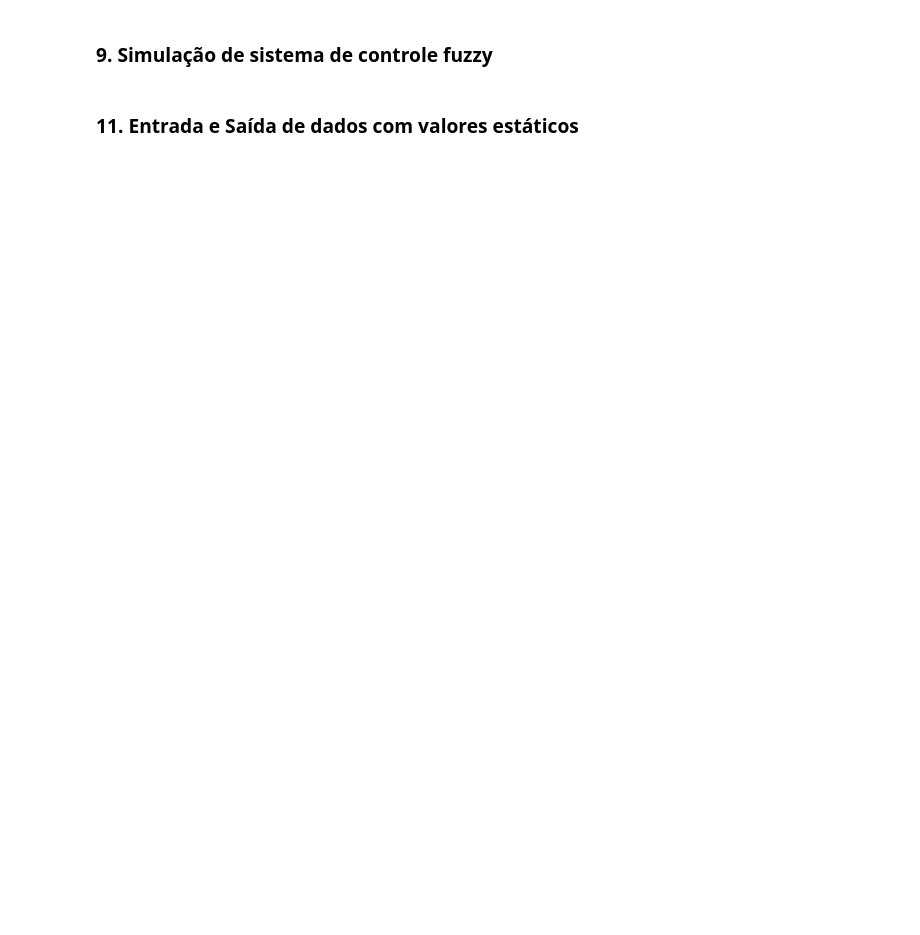
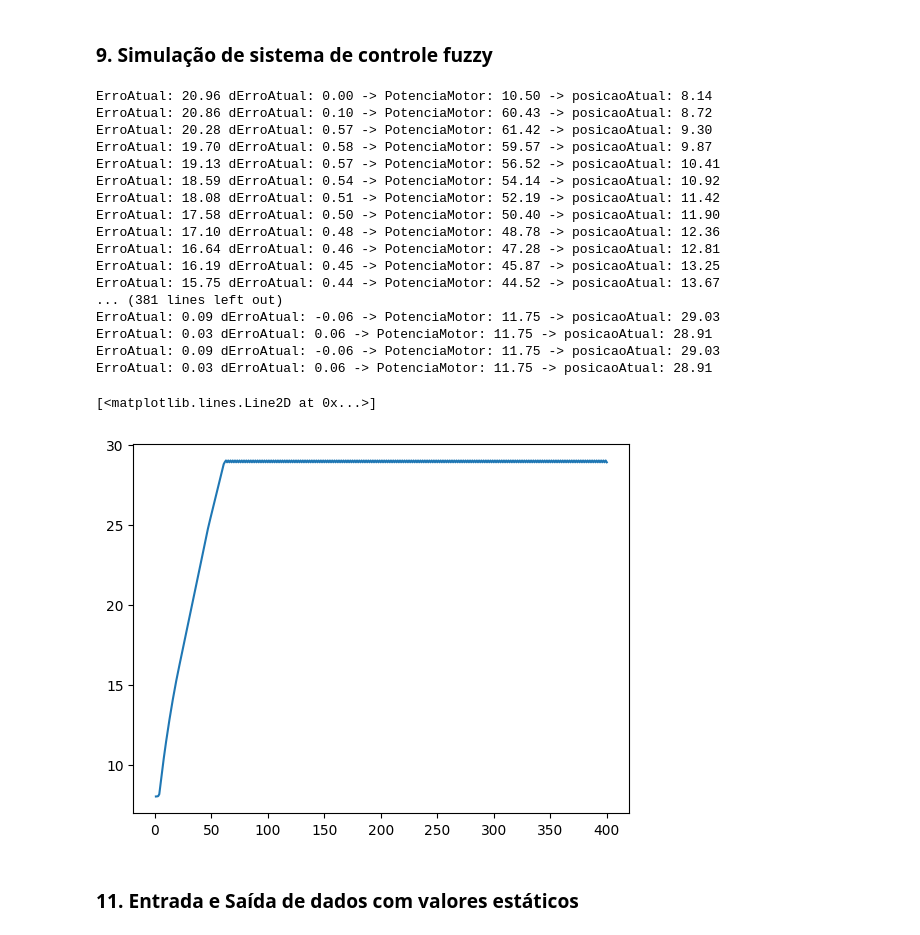
Before and after one commit to MathCarv/TrabalhoFuzzy, a Jupyter notebook: Fuzzy.ipynb, the cells around one changed output. Drawn from its saved outputs; the diff is of its cells as text; code cells hidden in the pictures; blank space fills up the shorter version.

```diff
--- a/Fuzzy.ipynb
+++ b/Fuzzy.ipynb
@@ -299,7 +354,7 @@ ControleVelocidade = ctrl.ControlSystemSimulation(ctrl.ControlSystem(BaseRegras)
 # Simulação
 
 AndarAtual = 8
-AndarDeslocado = 11
+AndarDeslocado = 29
 
 # Inicialização das variáveis de posição
 posicao, posicaoAtual = [[AndarAtual], AndarAtual]
@@ -313,7 +368,7 @@ for t in np.arange(0.1, 3, 0.1):
     PotenciaMotor = t * 0.315 / 3
 
     # Atualização da posição atual do elevador
-    posicaoAtual = abs(posicaoAtual * 0.996 * (1 if ErroAltura > 0 else -1) + PotenciaMotor * 0.00951)
+    posicaoAtual = abs(posicaoAtual * (1 if ErroAltura > 0 else -1) + PotenciaMotor * 0.00951)
 
     # Adiciona a posição atual ao array de posições
     if round(t, 1) == round(t):
@@ -324,34 +379,54 @@ ErroAnterior = AndarDeslocado - posicaoAtual
 
 # Loop principal para simulação contínua
 for _ in np.arange(3, 400, 1):
     # Cálculo do erro de altura e erro atual
     ErroAltura = AndarDeslocado - posicaoAtual
     ErroAtual = abs(ErroAltura)
 
     # Definição dos valores de entrada do sistema de controle fuzzy
     ControleVelocidade.input[Erro.label] = ErroAtual
     dErroAtual = ErroAnterior - ErroAtual
     ControleVelocidade.input[dErro.label] = dErroAtual
 
     # Cálculo do controle fuzzy
     ControleVelocidade.compute()
 
     # Determinação da potência do motor a ser aplicada
     PotenciaMotor = ControleVelocidade.output['PotenciaMotor']
 
     # Atualização da posição atual do elevador com base na potência do motor
-    posicaoAtual = abs(posicaoAtual * 0.996 * (1 if ErroAltura > 0 else -1) + PotenciaMotor * 0.00951)
+    posicaoAtual = abs(posicaoAtual * (1 if ErroAltura > 0 else -1) + PotenciaMotor * 0.00951)
 
     # Impressão dos resultados para visualização durante a simulação
     print(f'ErroAtual: {ErroAtual:.2f} dErroAtual: {dErroAtual:.2f} -> PotenciaMotor: {PotenciaMotor:.2f} -> posicaoAtual: {posicaoAtual:.2f}')
 
     # Adiciona a posição atual ao array de posições
     posicao = np.append(posicao, posicaoAtual)
 
     # Atualização do erro anterior de altura
     ErroAnterior = ErroAtual
 
 plt.plot(np.arange(1, 401, 1), posicao)
+# %% [output]
+ErroAtual: 20.96 dErroAtual: 0.00 -> PotenciaMotor: 10.50 -> posicaoAtual: 8.14
+ErroAtual: 20.86 dErroAtual: 0.10 -> PotenciaMotor: 60.43 -> posicaoAtual: 8.72
+ErroAtual: 20.28 dErroAtual: 0.57 -> PotenciaMotor: 61.42 -> posicaoAtual: 9.30
+ErroAtual: 19.70 dErroAtual: 0.58 -> PotenciaMotor: 59.57 -> posicaoAtual: 9.87
+ErroAtual: 19.13 dErroAtual: 0.57 -> PotenciaMotor: 56.52 -> posicaoAtual: 10.41
+ErroAtual: 18.59 dErroAtual: 0.54 -> PotenciaMotor: 54.14 -> posicaoAtual: 10.92
+ErroAtual: 18.08 dErroAtual: 0.51 -> PotenciaMotor: 52.19 -> posicaoAtual: 11.42
+ErroAtual: 17.58 dErroAtual: 0.50 -> PotenciaMotor: 50.40 -> posicaoAtual: 11.90
+ErroAtual: 17.10 dErroAtual: 0.48 -> PotenciaMotor: 48.78 -> posicaoAtual: 12.36
+ErroAtual: 16.64 dErroAtual: 0.46 -> PotenciaMotor: 47.28 -> posicaoAtual: 12.81
+ErroAtual: 16.19 dErroAtual: 0.45 -> PotenciaMotor: 45.87 -> posicaoAtual: 13.25
+ErroAtual: 15.75 dErroAtual: 0.44 -> PotenciaMotor: 44.52 -> posicaoAtual: 13.67
+... (381 lines left out)
+ErroAtual: 0.09 dErroAtual: -0.06 -> PotenciaMotor: 11.75 -> posicaoAtual: 29.03
+ErroAtual: 0.03 dErroAtual: 0.06 -> PotenciaMotor: 11.75 -> posicaoAtual: 28.91
+ErroAtual: 0.09 dErroAtual: -0.06 -> PotenciaMotor: 11.75 -> posicaoAtual: 29.03
+ErroAtual: 0.03 dErroAtual: 0.06 -> PotenciaMotor: 11.75 -> posicaoAtual: 28.91
+[<matplotlib.lines.Line2D at 0x...>]
+[figure, added]
 # %% [markdown]
 ### 11. Entrada e Saída de dados com valores estáticos
 # %%
```
Also changed, not shown: parts of 7 cells of this notebook, 3 other files.
